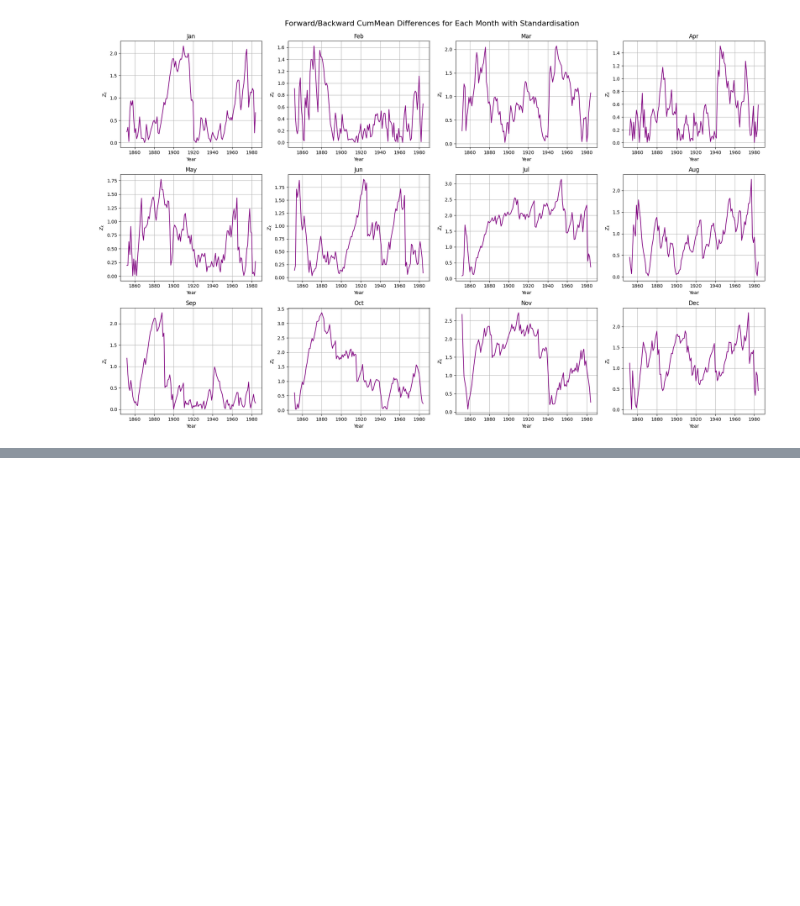
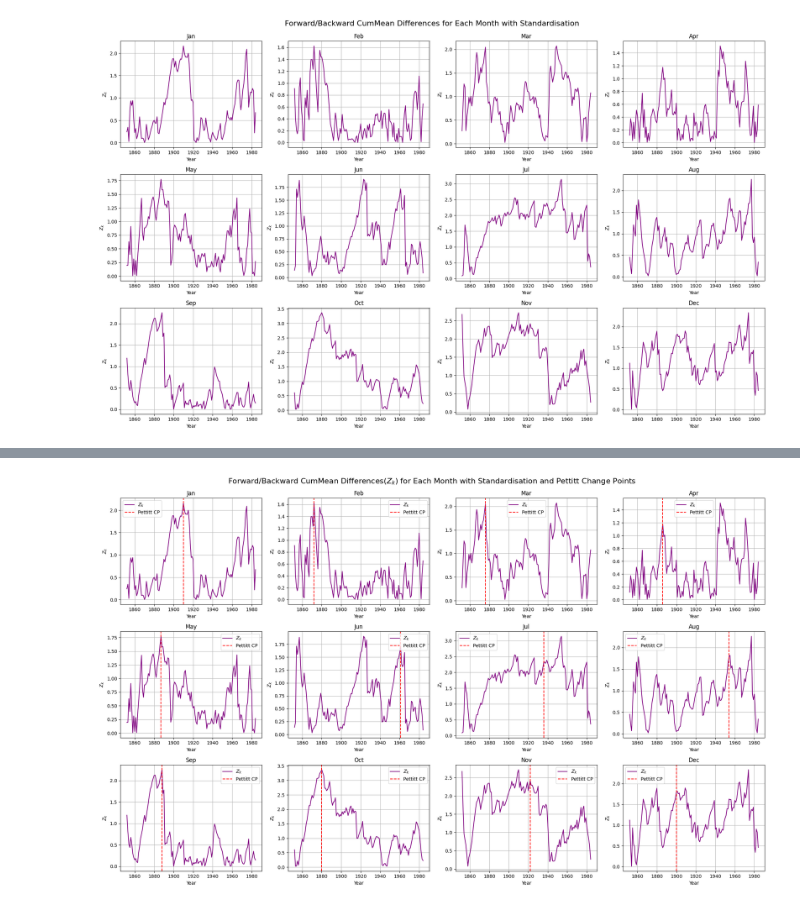
Before and after one commit to Shinyhunter95/Project-6070, a Jupyter notebook: Project_6070.ipynb, the cells around one changed output, grey strips where cells are left out. Drawn from its saved outputs; the diff is of its cells as text; code cells hidden in the pictures; blank space fills up the shorter version.

```diff
--- a/Project_6070.ipynb
+++ b/Project_6070.ipynb
@@ -195,0 +237,37 @@ plt.show()
+# %%
+import matplotlib.pyplot as plt
+import numpy as np
+
+fig, axes = plt.subplots(3, 4, figsize=(20, 12))
+axes = axes.flatten()
+N = len(df)
+
+for idx, month in enumerate(months):
+    data = df[month].values
+    sigma = std_dev[idx]
+
+    # Forward-backward standardized Z_k
+    Z = []
+    for k in range(1, N):
+        forward_mean = np.mean(data[:k])
+        backward_mean = np.mean(data[k:])
+        Zk = abs(forward_mean - backward_mean) / sigma * np.sqrt(k*(N-k)/N)
+        Z.append(Zk)
+
+    axes[idx].plot(df['Year'][1:], Z, color='purple', label=r'$Z_k$')
+
+    # Overlay Pettitt change point
+    cp_year = results_df.loc[results_df['Month']==month, 'Change_Year'].values[0]
+    axes[idx].axvline(x=cp_year, color='red', linestyle='--', label='Pettitt CP')
+
+    axes[idx].set_title(month)
+    axes[idx].set_xlabel('Year')
+    axes[idx].set_ylabel(r'$Z_k$')
+    axes[idx].grid(True)
+    axes[idx].legend()
+
+plt.tight_layout()
+plt.suptitle("Forward/Backward CumMean Differences(" r"$Z_k$" ") for Each Month with Standardisation and Pettitt Change Points", fontsize=16, y=1.02)
+plt.show()
+# %% [output]
+[figure, added]
```
Also changed, not shown: parts of 1 cell of this notebook.
